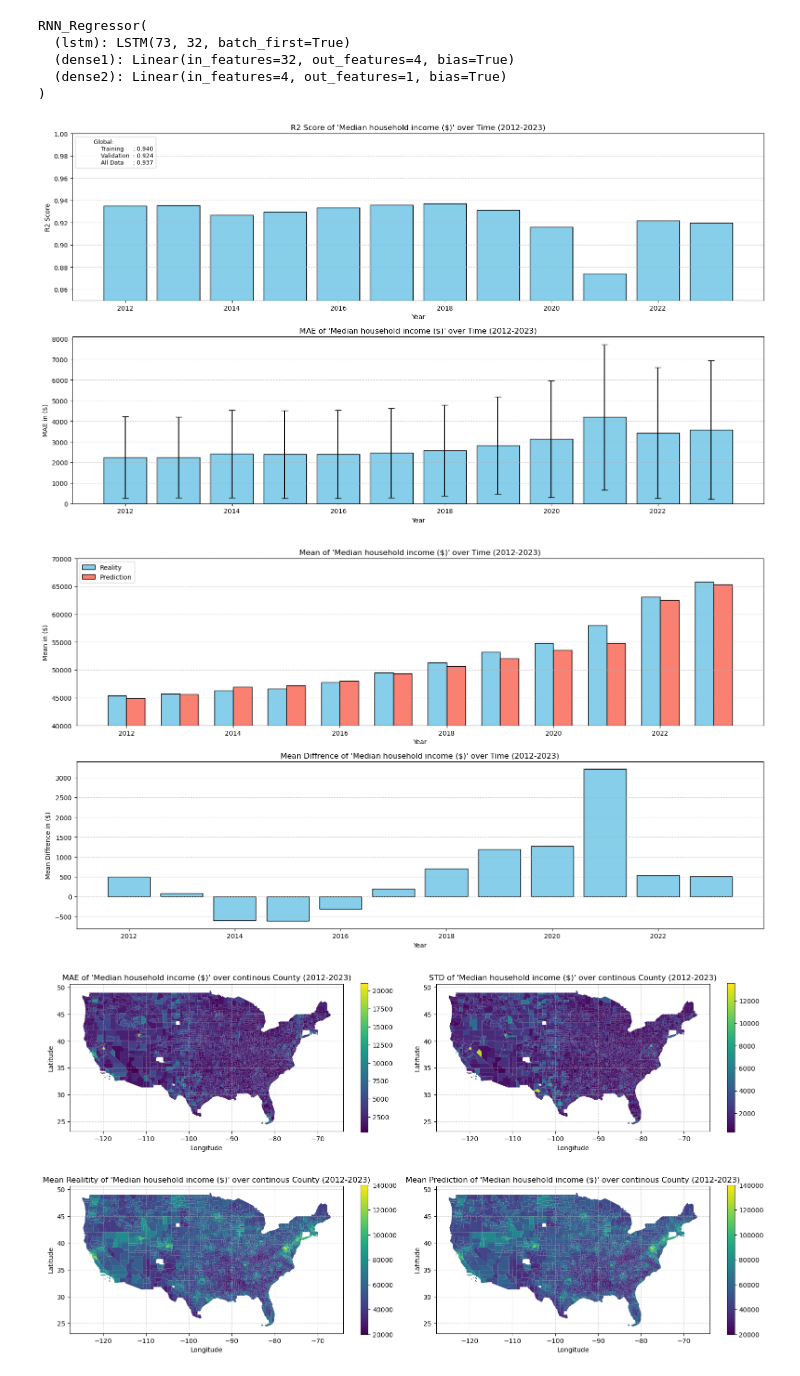
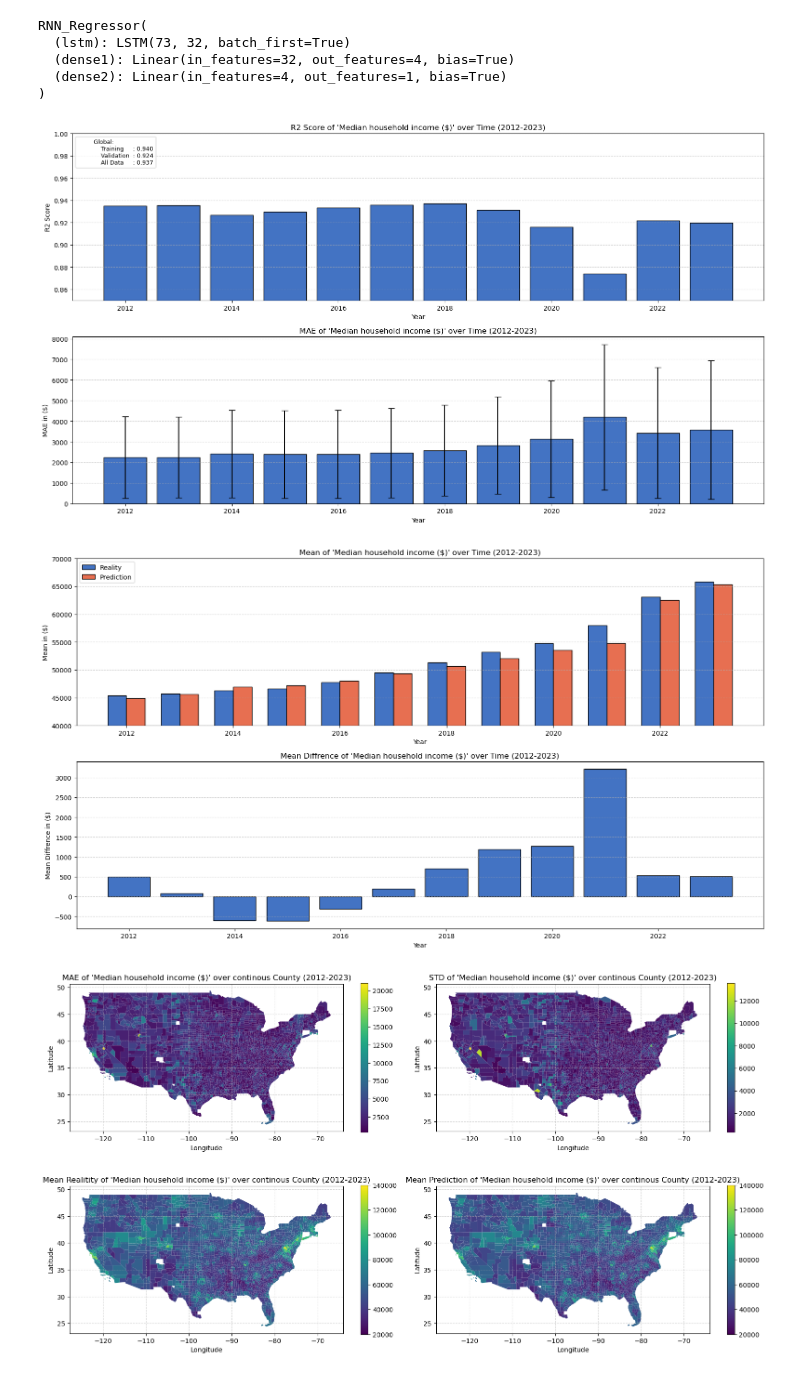
Before and after one commit to simon-0006/Data-Science-GESS---Group-Project, a Jupyter notebook: US_0/Analyse/Code/model_output.ipynb, the cells around one changed output. Drawn from its saved outputs; the diff is of its cells as text; code cells hidden in the pictures.

Commit message:
US_0 colors

```diff
--- a/US_0/Analyse/Code/model_output.ipynb
+++ b/US_0/Analyse/Code/model_output.ipynb
@@ -147,46 +147,46 @@ with torch.no_grad():
 # %%
 fig, ax = plt.subplots(2, 1, figsize=(16, 9))
 ax = ax.flatten()
 
-ax[0].bar(years, r2_by_year, capsize=5, color="skyblue", edgecolor="black")
-ax[1].bar(years, mae_by_year, yerr=std_by_year, capsize=5, color="skyblue", edgecolor="black")
+ax[0].bar(years, r2_by_year, capsize=5, color="#4373c3", edgecolor="black")
+ax[1].bar(years, mae_by_year, yerr=std_by_year, capsize=5, color="#4373c3", edgecolor="black")
 
 ax[0].set_ylim(0.85, 1.0)
 
 ax[0].grid(True, axis='y', linestyle='--', alpha=0.6)
 ax[1].grid(True, axis='y', linestyle='--', alpha=0.6)
 
 ax[0].set_title("R2 Score of 'Median household income ($)' over Time (2012-2023)")
 ax[0].set_xlabel("Year")
 ax[0].set_ylabel("R2 Score")
 
 ax[1].set_title("MAE of 'Median household income ($)' over Time (2012-2023)")
 ax[1].set_xlabel("Year")
 ax[1].set_ylabel("MAE in ($)")
 
 label_0 = "Global: \n" \
           "    Training     : 0.940\n" \
           "    Validation  : 0.924\n " \
           "   All Data     : 0.937"
 
 
 patch = mpatches.Patch(color='none', label=label_0)
 ax[0].legend(handles=[patch], loc='upper left', fontsize=9)
 
 fig.tight_layout()
 # %% [output]
-[figure, old version]
+[figure, new version]
 # %%
 fig, ax = plt.subplots(2, 1, figsize=(16, 9))
 ax = ax.flatten()
 
 width = 0.35
 
-ax[0].bar(years - width/2, mean_data_y_by_year, width, label='Reality', color='skyblue', edgecolor="black")
-ax[0].bar(years + width/2, mean_output_by_year, width, label='Prediction', color='salmon', edgecolor="black")
+ax[0].bar(years - width/2, mean_data_y_by_year, width, label='Reality', color='#4373c3', edgecolor="black")
+ax[0].bar(years + width/2, mean_output_by_year, width, label='Prediction', color='#e76f51', edgecolor="black")
 ax[0].legend(loc='upper left')
 
-ax[1].bar(years, mean_diffrence_by_year, color='skyblue', edgecolor="black")
+ax[1].bar(years, mean_diffrence_by_year, color='#4373c3', edgecolor="black")
 
 ax[0].grid(True, axis='y', linestyle='--', alpha=0.6)
 ax[1].grid(True, axis='y', linestyle='--', alpha=0.6)
@@ -203,7 +203,7 @@ ax[1].set_ylabel("Mean Diffrence in ($)")
 
 fig.tight_layout()
 # %% [output]
-[figure, old version]
+[figure, new version]
 # %%
 gdf = gpd.read_file("../../Data/Shapefiles/tl_2023_us_county.shp")
 gdf = gdf[["GEOIDFQ", "geometry"]]
```
Also changed, not shown: 9 other files.
